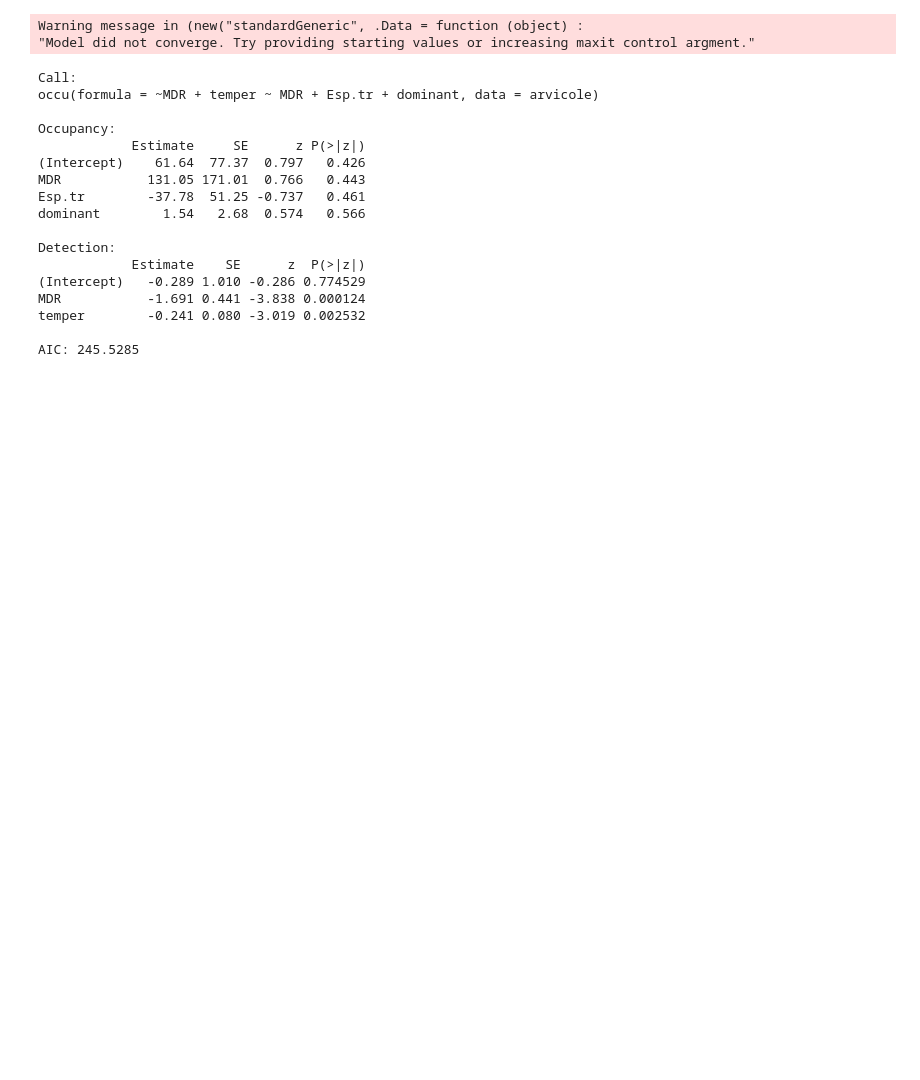
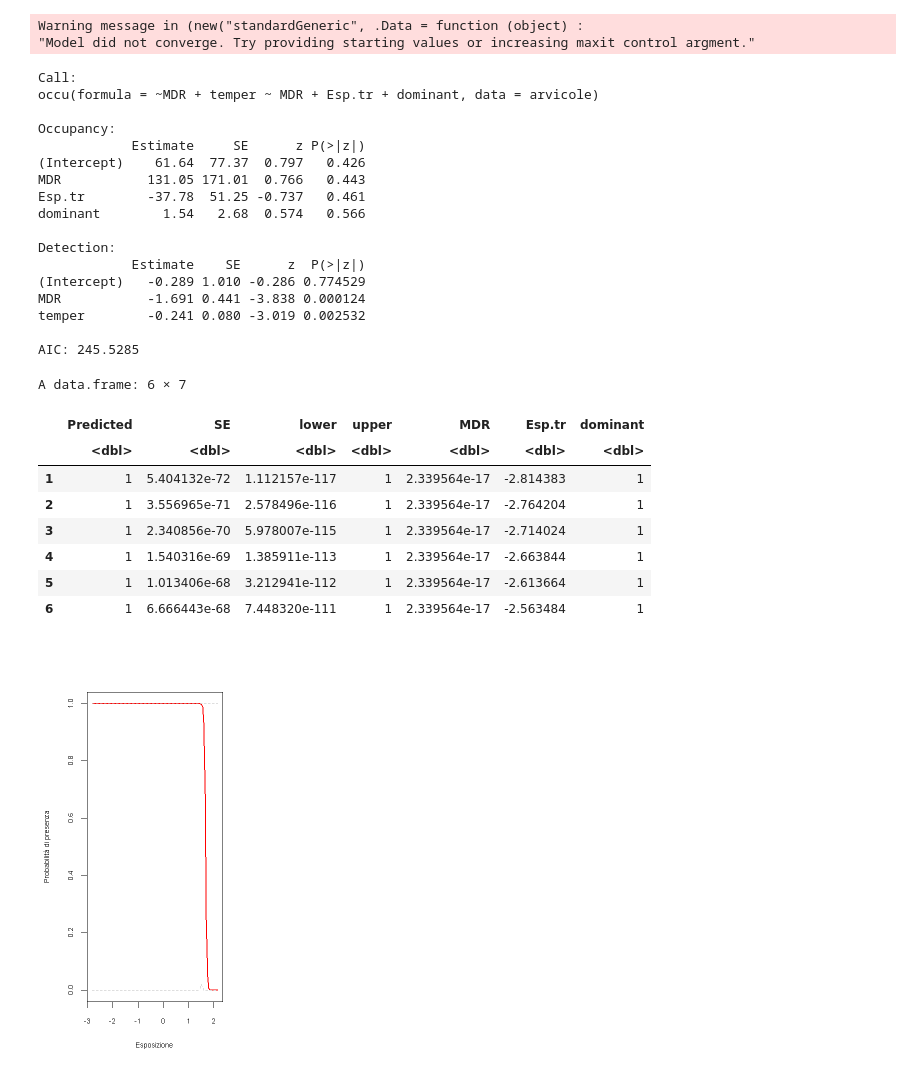
Before and after one commit to GabyOM/Chionomys-nivalis-analysis, a Jupyter notebook: 11. Modelli di Occupancy.ipynb, the cells around one changed output. Cells and saved outputs as stored; diff of their text form; code cells hidden in the pictures; blank space fills up the shorter version.

```diff
--- a/11. Modelli di Occupancy.ipynb
+++ b/11. Modelli di Occupancy.ipynb
@@ -384,3 +381,39 @@ MDR           -1.691 0.441 -3.838 0.000124
 temper        -0.241 0.080 -3.019 0.002532
 
 AIC: 245.5285
+# %%
+newdat1 <- data.frame(MDR = mean(siteCovs$MDR),
+                     Esp.tr = seq(min(siteCovs$Esp.tr), max(siteCovs$Esp.tr), length=100),
+                     dominant = "Graminacee")
+newdat2 <- data.frame(MDR = mean(siteCovs$MDR),
+                      Esp.tr = seq(min(siteCovs$Esp.tr), max(siteCovs$Esp.tr), length=100),
+                      dominant = "Muschio")
+newdat3 <- data.frame(MDR = mean(siteCovs$MDR),
+                      Esp.tr = seq(min(siteCovs$Esp.tr), max(siteCovs$Esp.tr), length=100),
+                      dominant = "Other_sp")
+newdat <- rbind(newdat1,newdat2,newdat3)
+newdat$dominant <- as.numeric(newdat$dominant)
+Elambda <- predict(best.mod, type='state', newdata=newdat,
+                   appendData=TRUE)
+head(Elambda)
+Elambda.logit <- Elambda
+
+par(mfrow=c(1, 2))
+with(subset(Elambda.logit,dominant=="1"), {
+  plot(Esp.tr, Predicted, xlab="Esposizione", type="l", # names = habitat,
+       ylab="Probabilità di presenza", #ylim=c(-20, 40), # cex.names=0.7,
+       cex.lab=0.7, cex.axis=0.7, lwd=2, col="red")
+   lines(Esp.tr, upper, lty=2, col="grey")
+  lines(Esp.tr, lower, lty=2, col="grey")
+})
+# %% [output]
+A data.frame: 6 × 7
+|  | Predicted | SE | lower | upper | MDR | Esp.tr | dominant |
+|  | <dbl> | <dbl> | <dbl> | <dbl> | <dbl> | <dbl> | <dbl> |
+| 1 | 1 | 5.404132e-72 | 1.112157e-117 | 1 | 2.339564e-17 | -2.814383 | 1 |
+| 2 | 1 | 3.556965e-71 | 2.578496e-116 | 1 | 2.339564e-17 | -2.764204 | 1 |
+| 3 | 1 | 2.340856e-70 | 5.978007e-115 | 1 | 2.339564e-17 | -2.714024 | 1 |
+| 4 | 1 | 1.540316e-69 | 1.385911e-113 | 1 | 2.339564e-17 | -2.663844 | 1 |
+| 5 | 1 | 1.013406e-68 | 3.212941e-112 | 1 | 2.339564e-17 | -2.613664 | 1 |
+| 6 | 1 | 6.666443e-68 | 7.448320e-111 | 1 | 2.339564e-17 | -2.563484 | 1 |
+[figure, added]
```
Also changed, not shown: parts of 14 cells of this notebook, 2 other files.
